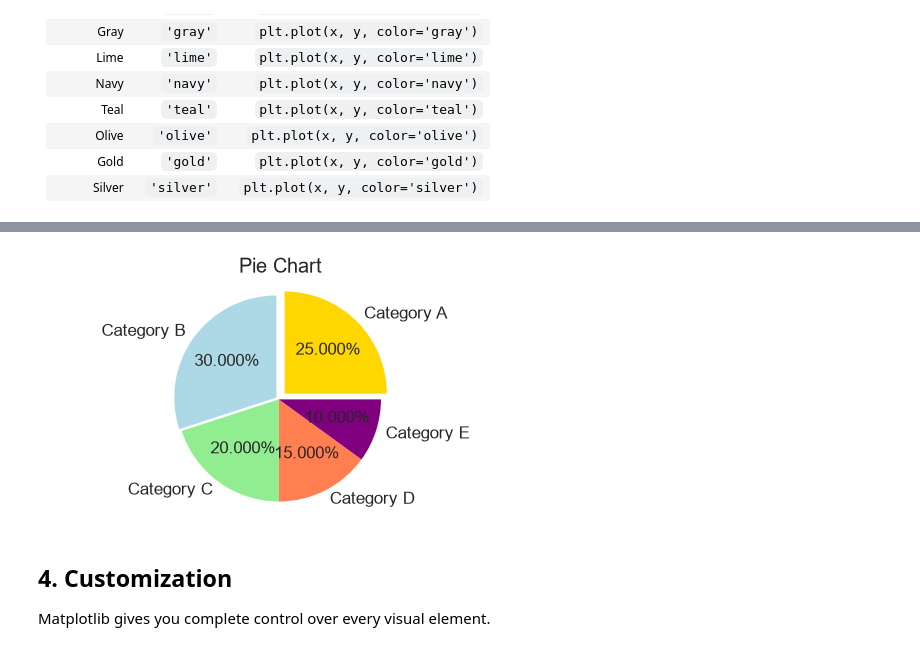
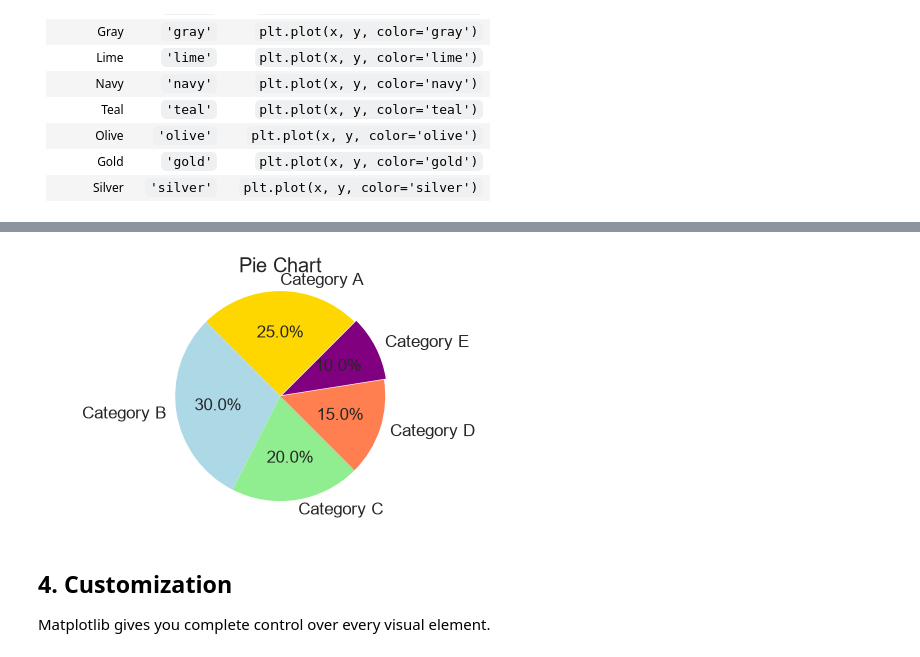
Before and after one commit to shubhamwaghmare108/B07_Python, a Jupyter notebook: MatplotlibHandbook.ipynb, the cells around one changed output, grey strips where cells are left out. Saved outputs shown, nothing was run; the diff lists cells and outputs as text; code cells hidden in the pictures.

```diff
--- a/MatplotlibHandbook.ipynb
+++ b/MatplotlibHandbook.ipynb
@@ -374,15 +381,16 @@ plt.show()
 # %%
 # Pie chart
 sizes = [25, 30, 20, 15, 10]
 labels = ['Category A', 'Category B', 'Category C', 'Category D', 'Category E']
 colors = ['gold', 'lightblue', 'lightgreen', 'coral', 'purple']
 plt.figure(figsize=(6,3))
-plt.pie(sizes, labels=labels, colors=colors, autopct='%0.3f%%', startangle=0, explode=(0.08, 0.03, 0, 0, 0))
+plt.pie(sizes, labels=labels, radius=10,colors=colors, autopct='%0.1f%%', startangle=45, explode=(0.0, 0.0, 0, 0, 0.2))
 plt.title('Pie Chart')
 plt.axis('equal')
+plt.savefig("piechart.pdf")
 plt.show()
 # %% [output]
-[figure, old version]
+[figure, new version]
 # %% [markdown]
 ## 4. Customization
 
```
Also changed, not shown: parts of 24 cells of this notebook, 2 other files.
